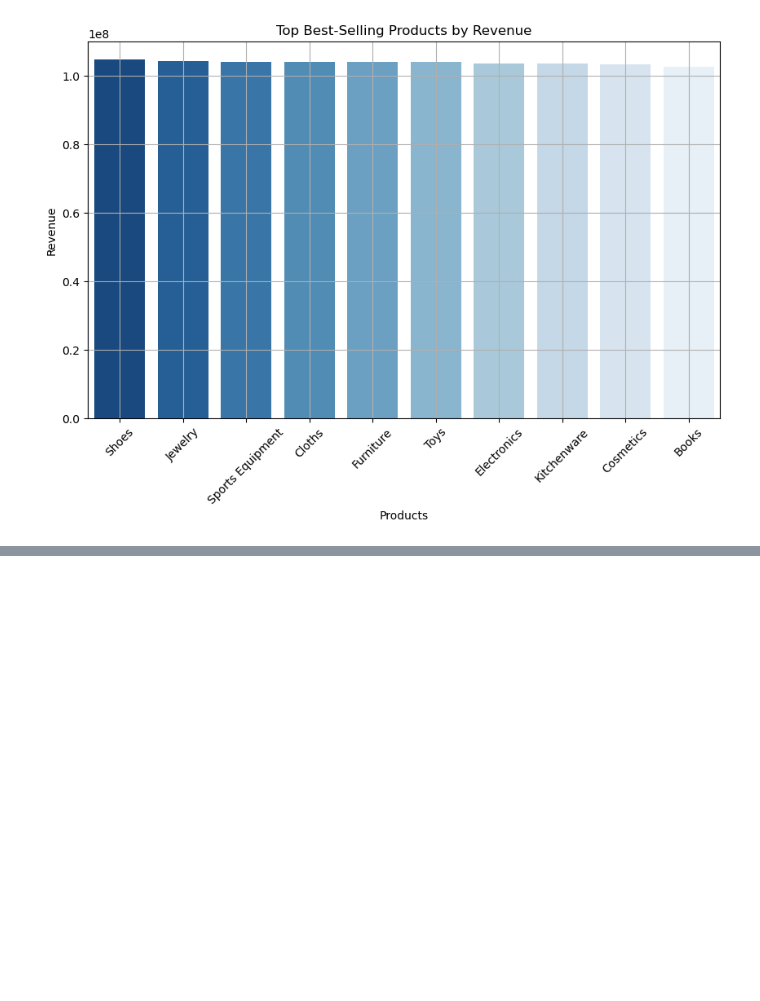
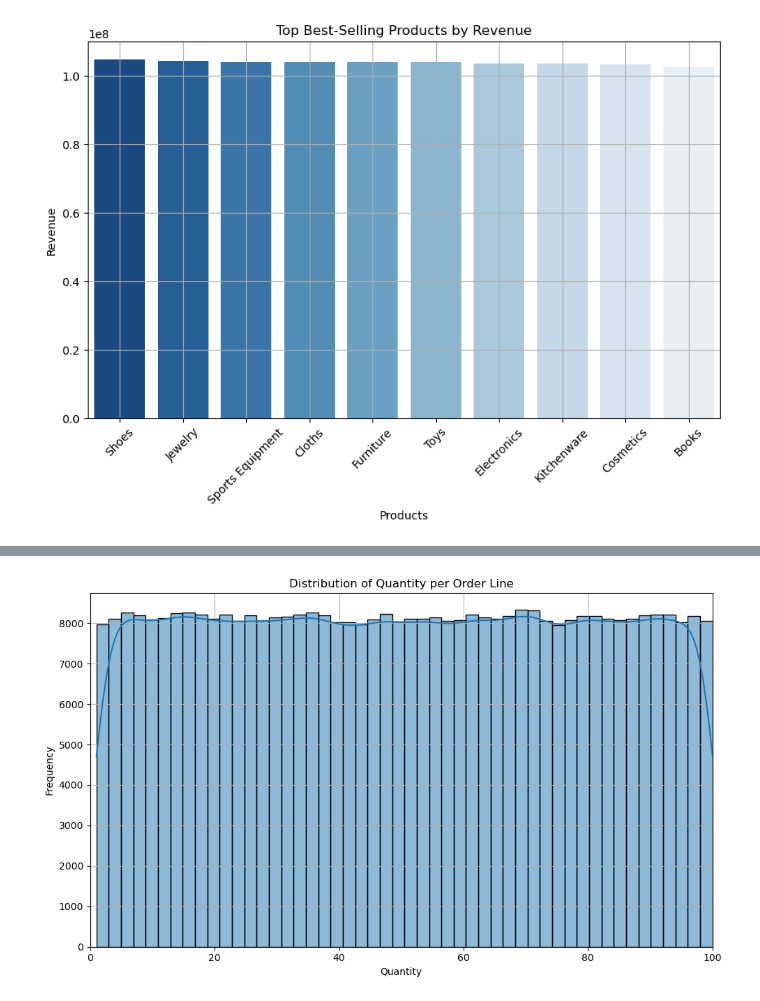
Before and after one commit to tsissam/Amdari_Cohort_Analysis_for_assessing_customer_retention_in_E-commerce_industry, a Jupyter notebook: notebooks/02_eda_sales_behavior.ipynb, the cells around one changed output, grey strips where cells are left out. Cells and saved outputs as stored; diff of their text form; code cells hidden in the pictures; blank space fills up the shorter version.

```diff
--- a/notebooks/02_eda_sales_behavior.ipynb
+++ b/notebooks/02_eda_sales_behavior.ipynb
@@ -305,0 +379,15 @@ Understand how active your customers are.
+# %%
+# Quantity behavior:
+# Analyzing how many items customers typically purchase per order line helps detect buying patterns and identify unusual behaviors (e.g., bulk purchases or errors).
+
+plt.figure(figsize=(10,6))
+sns.histplot(df['Quantity'], bins=50, kde=True)
+plt.title('Distribution of Quantity per Order Line')
+plt.xlabel('Quantity')
+plt.ylabel('Frequency')
+plt.xlim(0,100)
+plt.grid(True)
+plt.tight_layout()
+plt.show()
+# %% [output]
+[figure, added]
```
Also changed, not shown: parts of 10 cells of this notebook, 3 other files.
